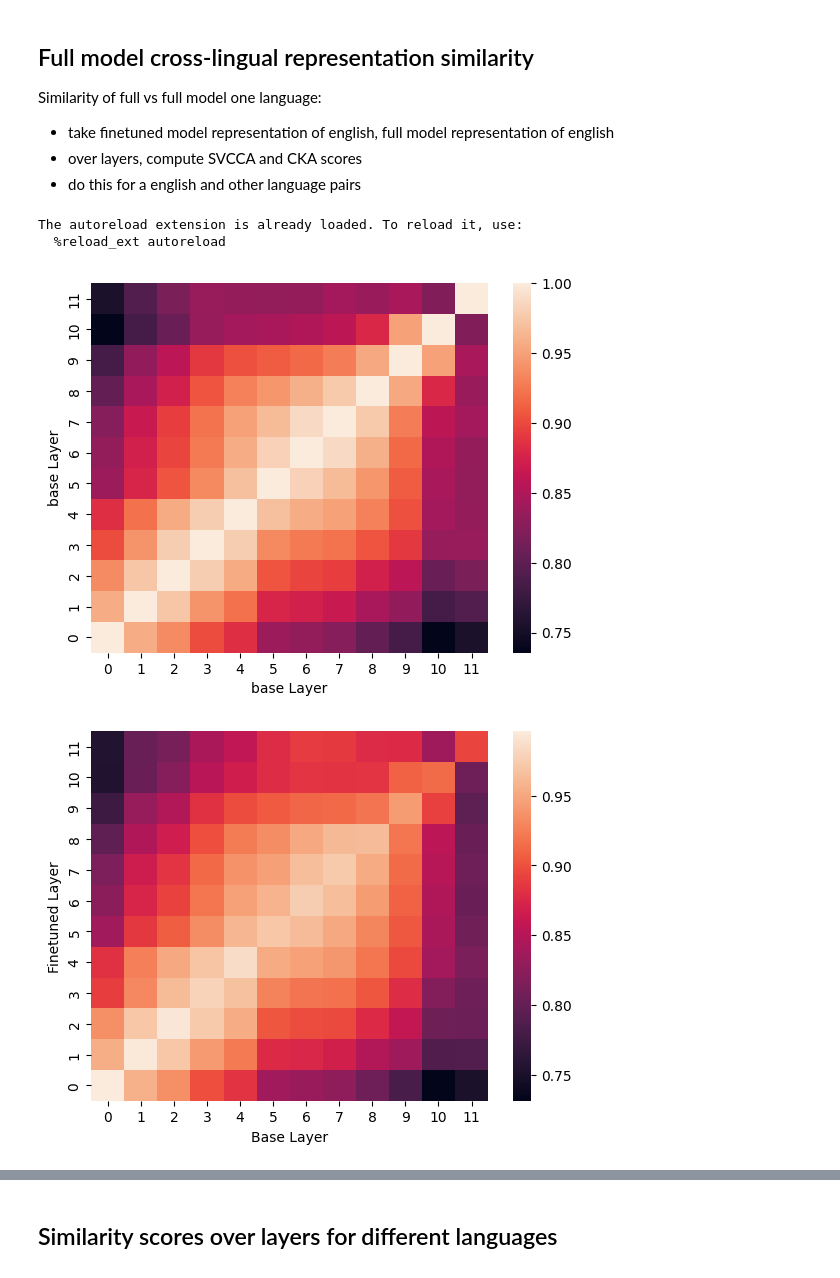
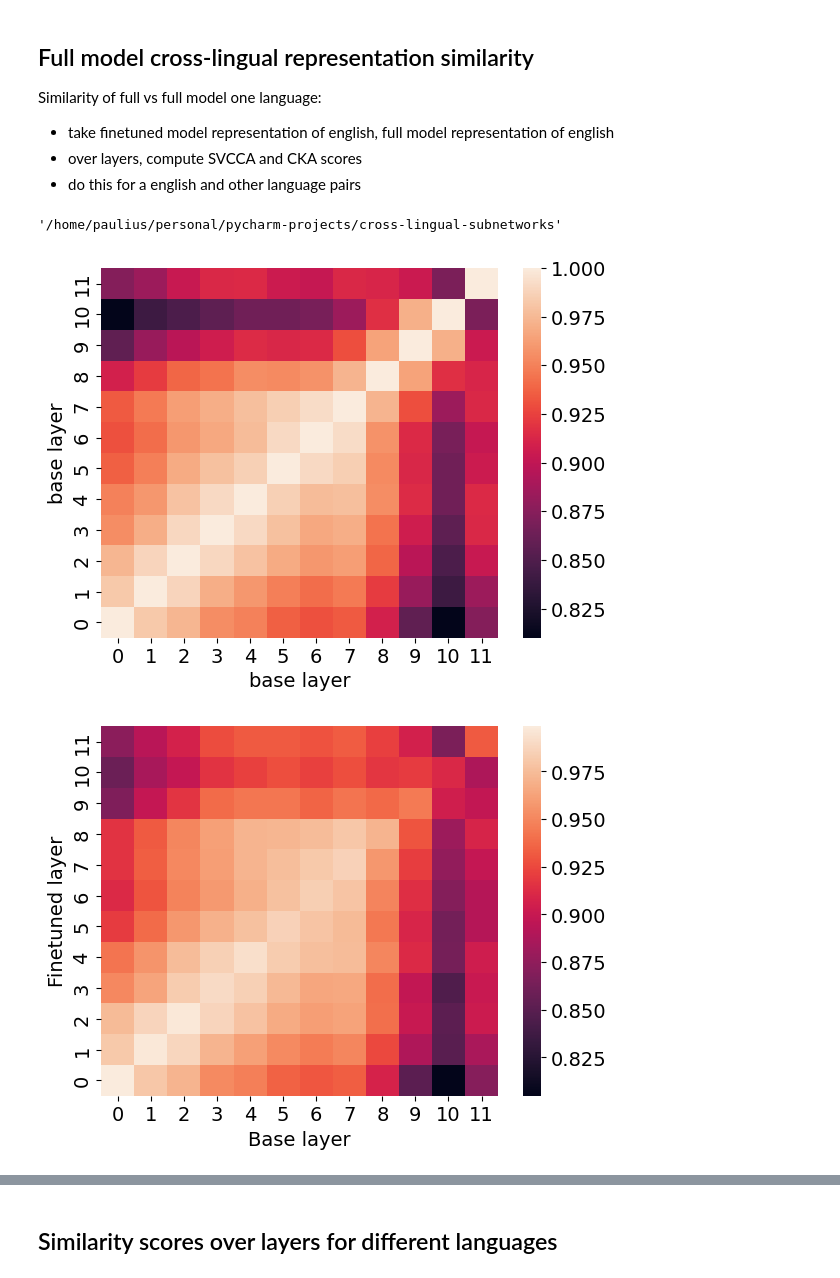
Before and after one commit to MaxBelitsky/cross-lingual-subnetworks, a Jupyter notebook: scripts/cka.ipynb, the cells around one changed output, grey strips where cells are left out. Cells and saved outputs as stored; diff of their text form; code cells hidden in the pictures.

Commit message:
feat: add more options in the visualizations

```diff
--- a/scripts/cka.ipynb
+++ b/scripts/cka.ipynb
@@ -14,6 +14,6 @@ import os
 
 os.getcwd()
 os.chdir("..")
+os.getcwd()
 # %% [output]
-The autoreload extension is already loaded. To reload it, use:
-  %reload_ext autoreload
+'/home/paulius/personal/pycharm-projects/cross-lingual-subnetworks'
@@ -105,21 +64,32 @@ full_sub = {
+# %%
+PATH_TO_ENCODINGS = "encodings/encodings/"
+full_sub = load_encodings(PATH_TO_ENCODINGS, max_length=50)
+# %%
+import matplotlib.pyplot as plt
+
+font_config = {"size": 14}
+plt.rc("font", **font_config)
 # %%
 from cross_lingual_subnets.visualization import cka_cross_layer
 
 # Sanity check: is the same model similar to itself?
 cka_cross_layer(
-    full_sub["en"]["base"], full_sub["en"]["base"], xlabel="base", ylabel="base"
+    full_sub["en"]["base"],
+    full_sub["en"]["base"],
+    xlabel="base",
+    ylabel="base",
 )
 # %% [output]
-[figure, old version]
+[figure, new version]
 # %%
 cka_cross_layer(
     full_sub["en"]["base"],
-    full_sub["en"]["full"],
+    full_sub["en"]["finetuned"],
     xlabel="Base",
     ylabel="Finetuned",
     savename="cka_base_vs_finetuned.pdf",
 )
 # %% [output]
-[figure, old version]
+[figure, new version]
 # %%
 cka_cross_layer(
```
Also changed, not shown: parts of 12 cells of this notebook, 1 other file.
